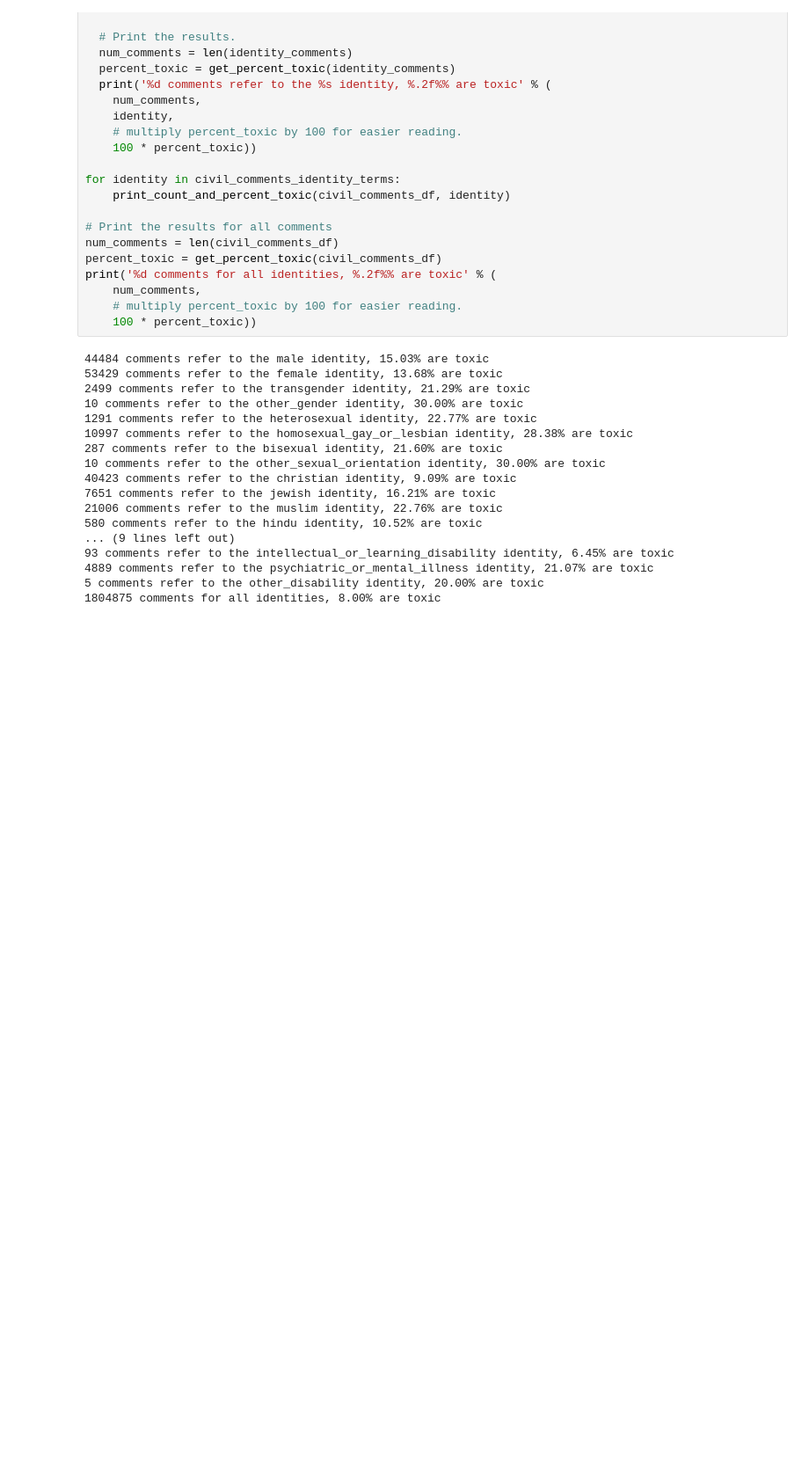
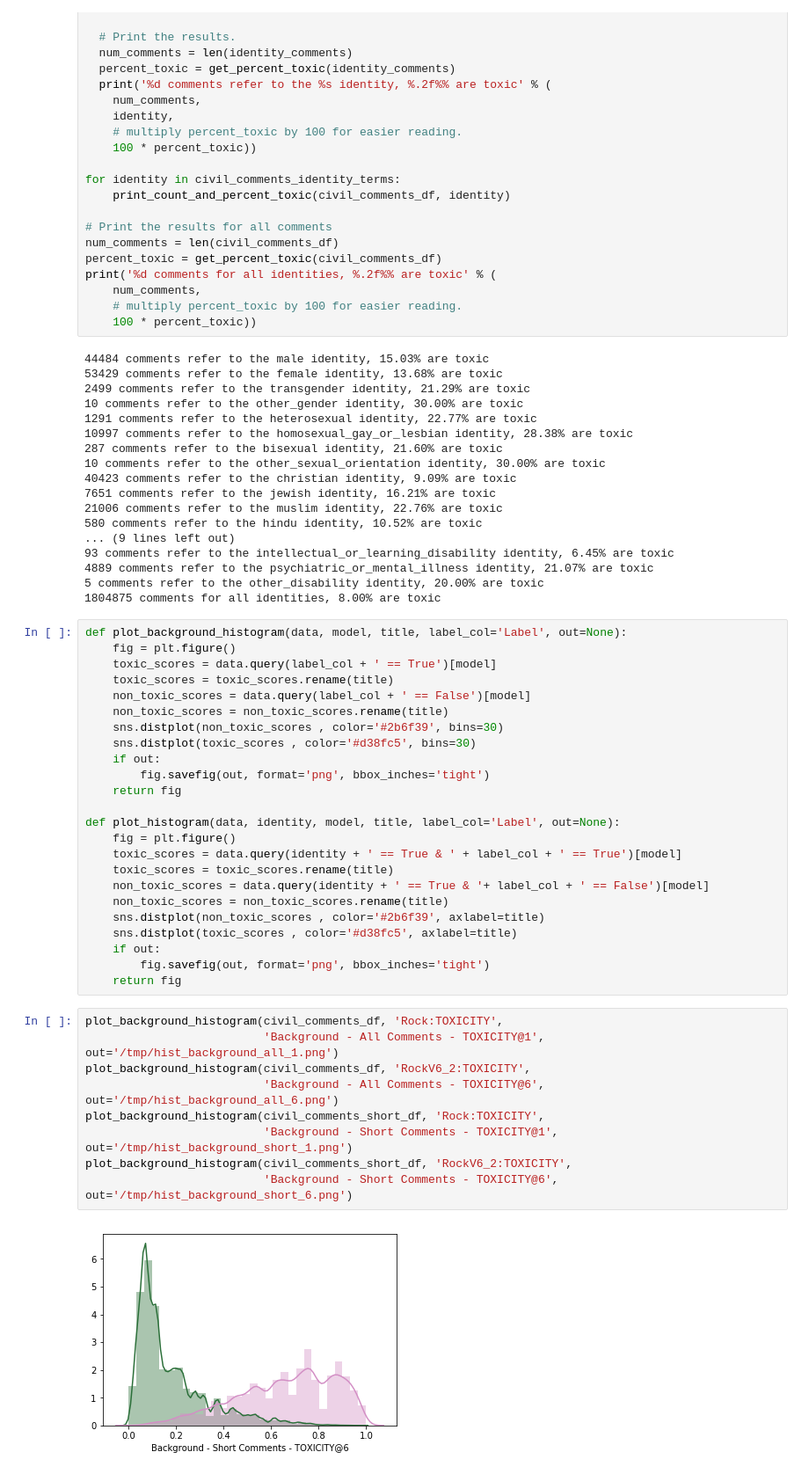
Before and after one commit to conversationai/unintended-ml-bias-analysis, a Jupyter notebook: unintended_ml_bias/FATES_Bias_Analysis.ipynb, the cells around one changed output. Shown at 88% size. Cells and saved outputs as stored; diff of their text form; blank space fills up the shorter version.

Commit message:
Add histograms.

```diff
--- a/unintended_ml_bias/FATES_Bias_Analysis.ipynb
+++ b/unintended_ml_bias/FATES_Bias_Analysis.ipynb
@@ -271,3 +271,38 @@ print('%d comments for all identities, %.2f%% are toxic' % (
 4889 comments refer to the psychiatric_or_mental_illness identity, 21.07% are toxic
 5 comments refer to the other_disability identity, 20.00% are toxic
 1804875 comments for all identities, 8.00% are toxic
+# %%
+def plot_background_histogram(data, model, title, label_col='Label', out=None):
+    fig = plt.figure()
+    toxic_scores = data.query(label_col + ' == True')[model]
+    toxic_scores = toxic_scores.rename(title)
+    non_toxic_scores = data.query(label_col + ' == False')[model]
+    non_toxic_scores = non_toxic_scores.rename(title)
+    sns.distplot(non_toxic_scores , color='#2b6f39', bins=30)
+    sns.distplot(toxic_scores , color='#d38fc5', bins=30)
+    if out:
+        fig.savefig(out, format='png', bbox_inches='tight')
+    return fig
+
+def plot_histogram(data, identity, model, title, label_col='Label', out=None):
+    fig = plt.figure()
+    toxic_scores = data.query(identity + ' == True & ' + label_col + ' == True')[model]
+    toxic_scores = toxic_scores.rename(title)
+    non_toxic_scores = data.query(identity + ' == True & '+ label_col + ' == False')[model]
+    non_toxic_scores = non_toxic_scores.rename(title)
+    sns.distplot(non_toxic_scores , color='#2b6f39', axlabel=title)
+    sns.distplot(toxic_scores , color='#d38fc5', axlabel=title)
+    if out:
+        fig.savefig(out, format='png', bbox_inches='tight')
+    return fig
+# %%
+plot_background_histogram(civil_comments_df, 'Rock:TOXICITY',
+                          'Background - All Comments - TOXICITY@1', out='/tmp/hist_background_all_1.png')
+plot_background_histogram(civil_comments_df, 'RockV6_2:TOXICITY',
+                          'Background - All Comments - TOXICITY@6', out='/tmp/hist_background_all_6.png')
+plot_background_histogram(civil_comments_short_df, 'Rock:TOXICITY',
+                          'Background - Short Comments - TOXICITY@1', out='/tmp/hist_background_short_1.png')
+plot_background_histogram(civil_comments_short_df, 'RockV6_2:TOXICITY',
+                          'Background - Short Comments - TOXICITY@6', out='/tmp/hist_background_short_6.png')
+# %% [output]
+[figure, added]
```
Also changed, not shown: parts of 2 cells of this notebook.
